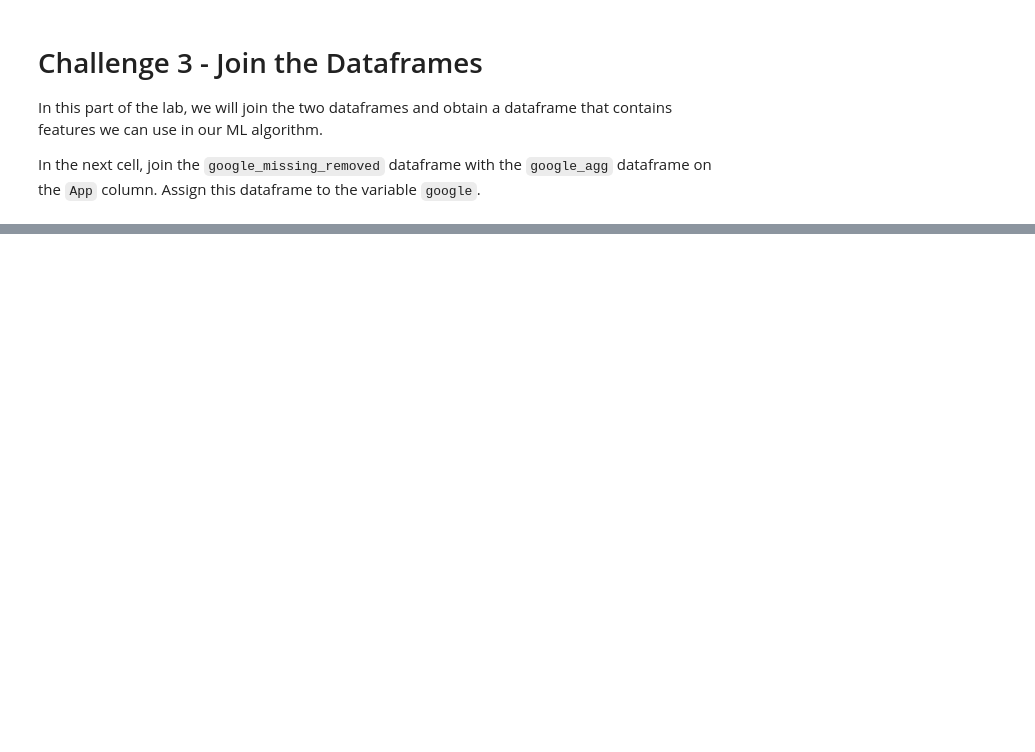
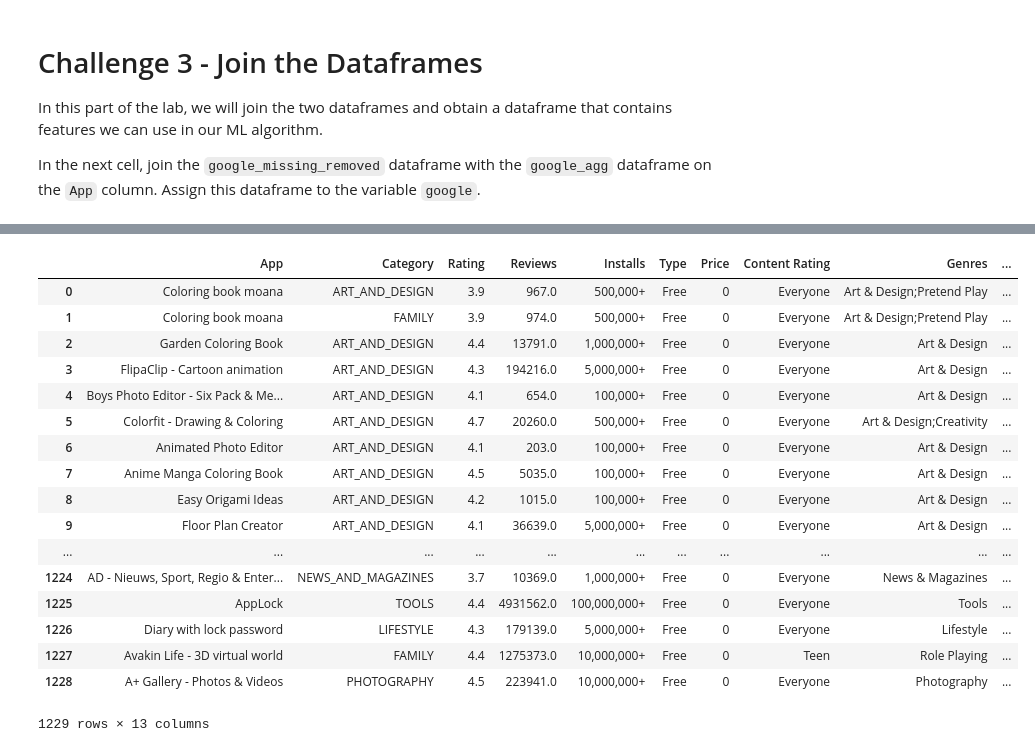
Before and after one commit to ta-data-bcn/lab-supervised-learning-feature-extraction, a Jupyter notebook: your-code/notebooks/main.ipynb, the cells around one changed output, grey strips where cells are left out. Cells and saved outputs as stored; diff of their text form; code cells hidden in the pictures; blank space fills up the shorter version.

```diff
--- a/your-code/notebooks/main.ipynb
+++ b/your-code/notebooks/main.ipynb
@@ -506,6 +527,6 @@ When you obtain `google_agg`, check its values to make sure it has an `App` colu
 As of Pandas v0.23.4, you may opt to supply an array or an object to `agg()`. If you use the array param, you'll need to rename the columns so that their names are `Positive` and `Total`. Using the object param will allow you to create the aggregated columns with the desirable names without renaming them. However, you will probably encounter a warning indicating supplying an object to `agg()` will become outdated. It's up to you which way you will use. Try both ways out. Any way is fine as long as it works.
 # %%
 # Your code here:
-google_agg =
+google_agg = review_missing_removed.groupby(['App']).agg({'Sentiment':positive_function,'App':'count'})
 # %% [markdown]
 Print the first 5 rows of `google_agg` to check it.
@@ -517,10 +548,12 @@ Print the first 5 rows of `google_agg` to check it.
 Make sure to account for the case where the denominator is zero using the `np.where()` function.
 # %%
 # Your code here:
+google_agg['Positive_Ratio'] = google_agg['Sentiment']/google_agg['App']
 # %% [markdown]
 #### Now drop the `Positive` and `Total` columns. Do this with `inplace=True`.
 # %%
 # Your code here:
+google_agg = google_agg.drop(['Sentiment','App'],axis=1)
 # %% [markdown]
 Print the first 5 rows of `google_agg`. Your output should look like:
 
@@ -535,9 +577,30 @@ In this part of the lab, we will join the two dataframes and obtain a dataframe
 In the next cell, join the `google_missing_removed` dataframe with the `google_agg` dataframe on the `App` column. Assign this dataframe to the variable `google`.
 # %%
 # Your code here:
+google = pd.merge(google_play, google_agg, on = 'App')
 # %% [markdown]
 #### Let's look at the final result using the `head()` function. Your final product should look like:
 
 ![Final Product](../images/google-final-head.png)
 # %%
 # Your code here:
+google
+# %% [output]
+|  | App | Category | Rating | Reviews | Installs | Type | Price | Content Rating | Genres | ... |
+| 0 | Coloring book moana | ART_AND_DESIGN | 3.9 | 967.0 | 500,000+ | Free | 0 | Everyone | Art & Design;Pretend Play | ... |
+| 1 | Coloring book moana | FAMILY | 3.9 | 974.0 | 500,000+ | Free | 0 | Everyone | Art & Design;Pretend Play | ... |
+| 2 | Garden Coloring Book | ART_AND_DESIGN | 4.4 | 13791.0 | 1,000,000+ | Free | 0 | Everyone | Art & Design | ... |
+| 3 | FlipaClip - Cartoon animation | ART_AND_DESIGN | 4.3 | 194216.0 | 5,000,000+ | Free | 0 | Everyone | Art & Design | ... |
+| 4 | Boys Photo Editor - Six Pack & Me... | ART_AND_DESIGN | 4.1 | 654.0 | 100,000+ | Free | 0 | Everyone | Art & Design | ... |
+| 5 | Colorfit - Drawing & Coloring | ART_AND_DESIGN | 4.7 | 20260.0 | 500,000+ | Free | 0 | Everyone | Art & Design;Creativity | ... |
+| 6 | Animated Photo Editor | ART_AND_DESIGN | 4.1 | 203.0 | 100,000+ | Free | 0 | Everyone | Art & Design | ... |
+| 7 | Anime Manga Coloring Book | ART_AND_DESIGN | 4.5 | 5035.0 | 100,000+ | Free | 0 | Everyone | Art & Design | ... |
+| 8 | Easy Origami Ideas | ART_AND_DESIGN | 4.2 | 1015.0 | 100,000+ | Free | 0 | Everyone | Art & Design | ... |
+| 9 | Floor Plan Creator | ART_AND_DESIGN | 4.1 | 36639.0 | 5,000,000+ | Free | 0 | Everyone | Art & Design | ... |
+| ... | ... | ... | ... | ... | ... | ... | ... | ... | ... | ... |
+| 1224 | AD - Nieuws, Sport, Regio & Enter... | NEWS_AND_MAGAZINES | 3.7 | 10369.0 | 1,000,000+ | Free | 0 | Everyone | News & Magazines | ... |
+| 1225 | AppLock | TOOLS | 4.4 | 4931562.0 | 100,000,000+ | Free | 0 | Everyone | Tools | ... |
+| 1226 | Diary with lock password | LIFESTYLE | 4.3 | 179139.0 | 5,000,000+ | Free | 0 | Everyone | Lifestyle | ... |
+| 1227 | Avakin Life - 3D virtual world | FAMILY | 4.4 | 1275373.0 | 10,000,000+ | Free | 0 | Teen | Role Playing | ... |
+| 1228 | A+ Gallery - Photos & Videos | PHOTOGRAPHY | 4.5 | 223941.0 | 10,000,000+ | Free | 0 | Everyone | Photography | ... |
+1229 rows × 13 columns
```
Also changed, not shown: parts of 5 cells of this notebook, 1 other file.
